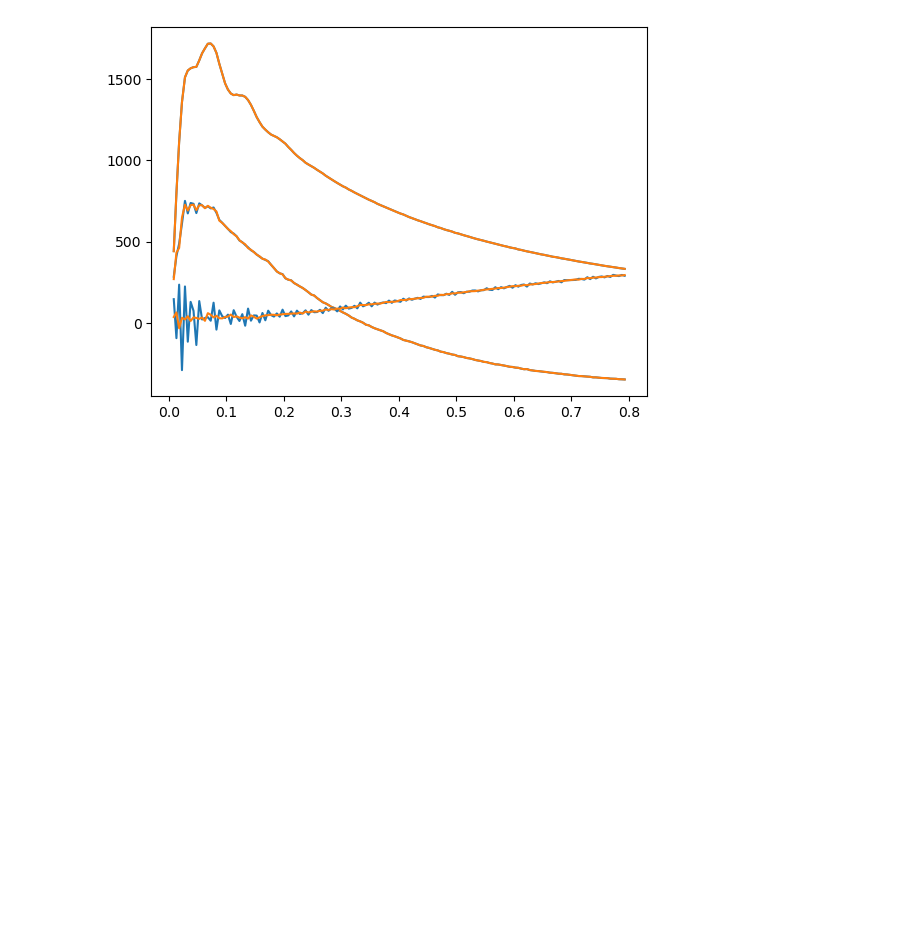
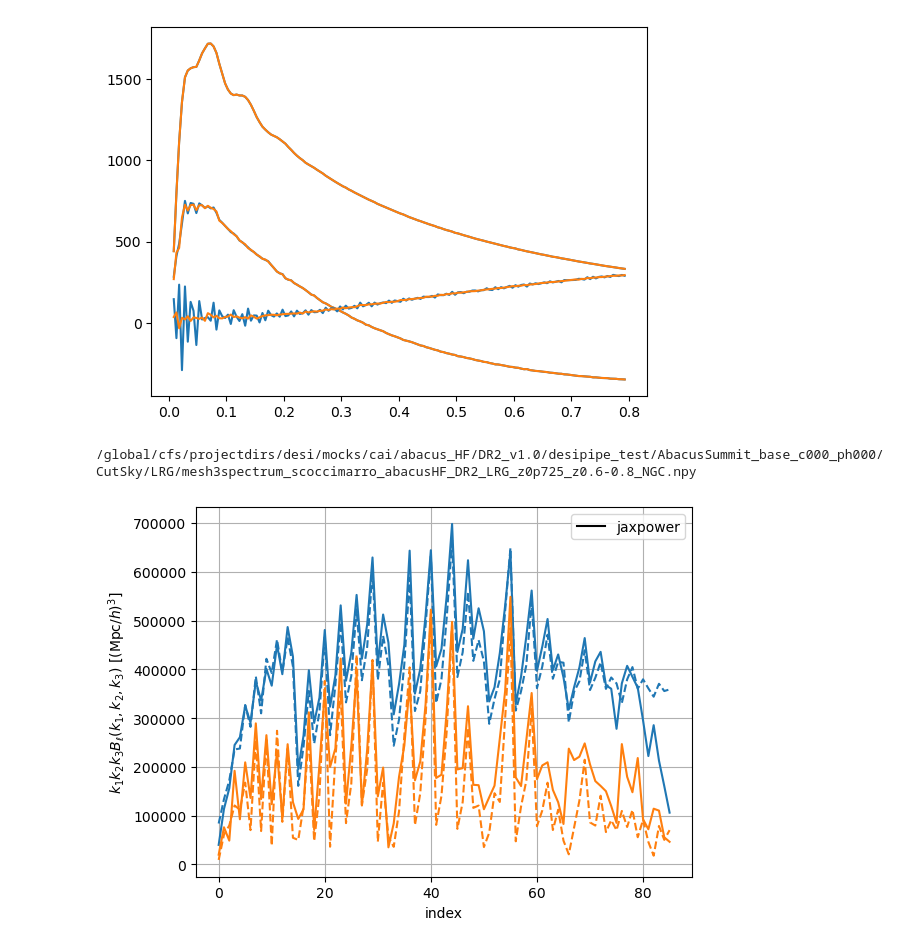
Before and after one commit to adematti/jax-power, a Jupyter notebook: scripts/abacus_hf.ipynb, the cells around one changed output. Saved outputs shown, nothing was run; the diff lists cells and outputs as text; code cells hidden in the pictures; blank space fills up the shorter version.

```diff
--- a/scripts/abacus_hf.ipynb
+++ b/scripts/abacus_hf.ipynb
@@ -11,7 +11,7 @@ from abacus_hf import get_measurement_fn, get_box_measurement_fn
 
 imock = 0
 rebin = 5
-catalog_args = dict(zsnap=0.725, region='NGC', tracer='LRG', zrange=(0.4, 0.6))
+catalog_args = dict(zsnap=0.725, region='NGC', tracer='LRG', zrange=(0.6, 0.8))
 print(get_measurement_fn(imock=imock, **catalog_args, kind='mesh2spectrum'))
 #pypower = PowerSpectrumMultipoles.load(get_measurement_fn(imock=imock, region=region, kind='pypower'))
 #pypower = pypower[:pypower.shape[0] // rebin * rebin:rebin]
@@ -60,18 +55,26 @@ plt.hist(data['z'], bins=20),
 # %%
 spectrum = Spectrum3Poles.load(get_measurement_fn(imock=imock, **catalog_args, kind='mesh3spectrum_scoccimarro'))
-
-kmin = 0.
+print(get_measurement_fn(imock=imock, **catalog_args, kind='mesh3spectrum_scoccimarro'))
+xlim = (0.03, 0.18)
+spectrum = spectrum.slice(slice(0, None, 2)).select(xlim=xlim)
+spectrum_box = Spectrum3Poles.load(get_box_measurement_fn(imock=imock, **catalog_args, los='z', kind='mesh3spectrum_scoccimarro'))
+spectrum_box = spectrum_box.slice(slice(0, None, 2)).select(xlim=xlim)
 ax = plt.gca()
 ax.plot([], [], color='k', linestyle='-', label='jaxpower')
 for ill, ell in enumerate(spectrum.projs):
     color = 'C{:d}'.format(ill)
     x = np.prod(spectrum.xavg(projs=ell, method='mid'), axis=-1)
-    ax.plot(x[1:] * spectrum.view(projs=ell).real[1:], color=color, linestyle='-')
+    ax.plot(x * spectrum.view(projs=ell).real, color=color, linestyle='-')
+    x = np.prod(spectrum_box.xavg(projs=ell, method='mid'), axis=-1)
+    ax.plot(x * spectrum_box.view(projs=ell).real, color=color, linestyle='--')
 ax.set_xlabel(r'index')
 ax.set_ylabel(r'$k_1 k_2 k_3 B_{\ell}(k_1, k_2, k_3)$ [$(\mathrm{Mpc}/h)^{3}$]')
 ax.legend()
 ax.grid(True)
 plt.show()
+# %% [output]
+/global/cfs/projectdirs/desi/mocks/cai/abacus_HF/DR2_v1.0/desipipe_test/AbacusSummit_base_c000_ph000/CutSky/LRG/mesh3spectrum_scoccimarro_abacusHF_DR2_LRG_z0p725_z0.6-0.8_NGC.npy
+[figure, added]
 # %%
 from abacus_hf import get_clustering_rdzw, get_data_fn, get_randoms_fn
 
```
Also changed, not shown: parts of 2 cells of this notebook, 5 other files.
